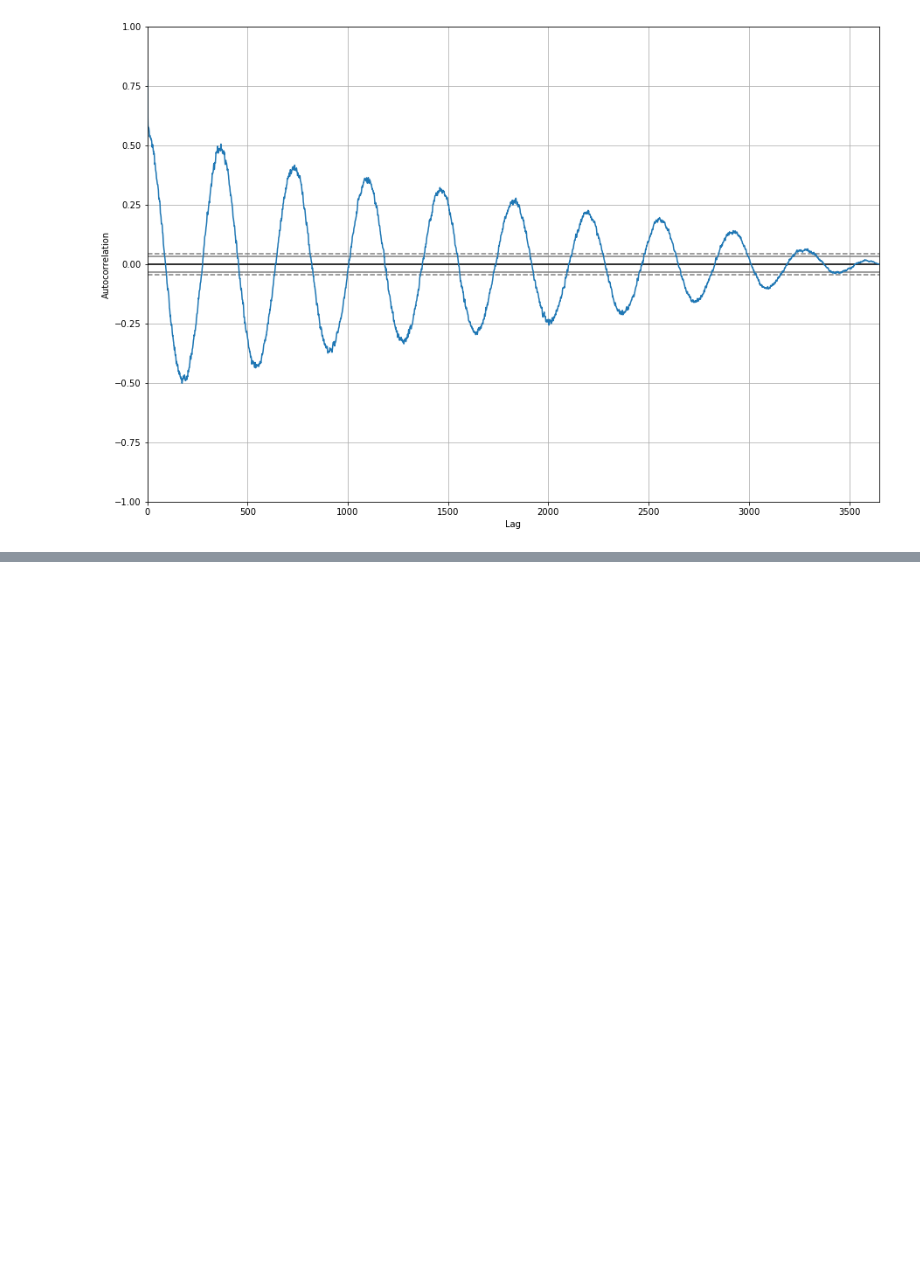
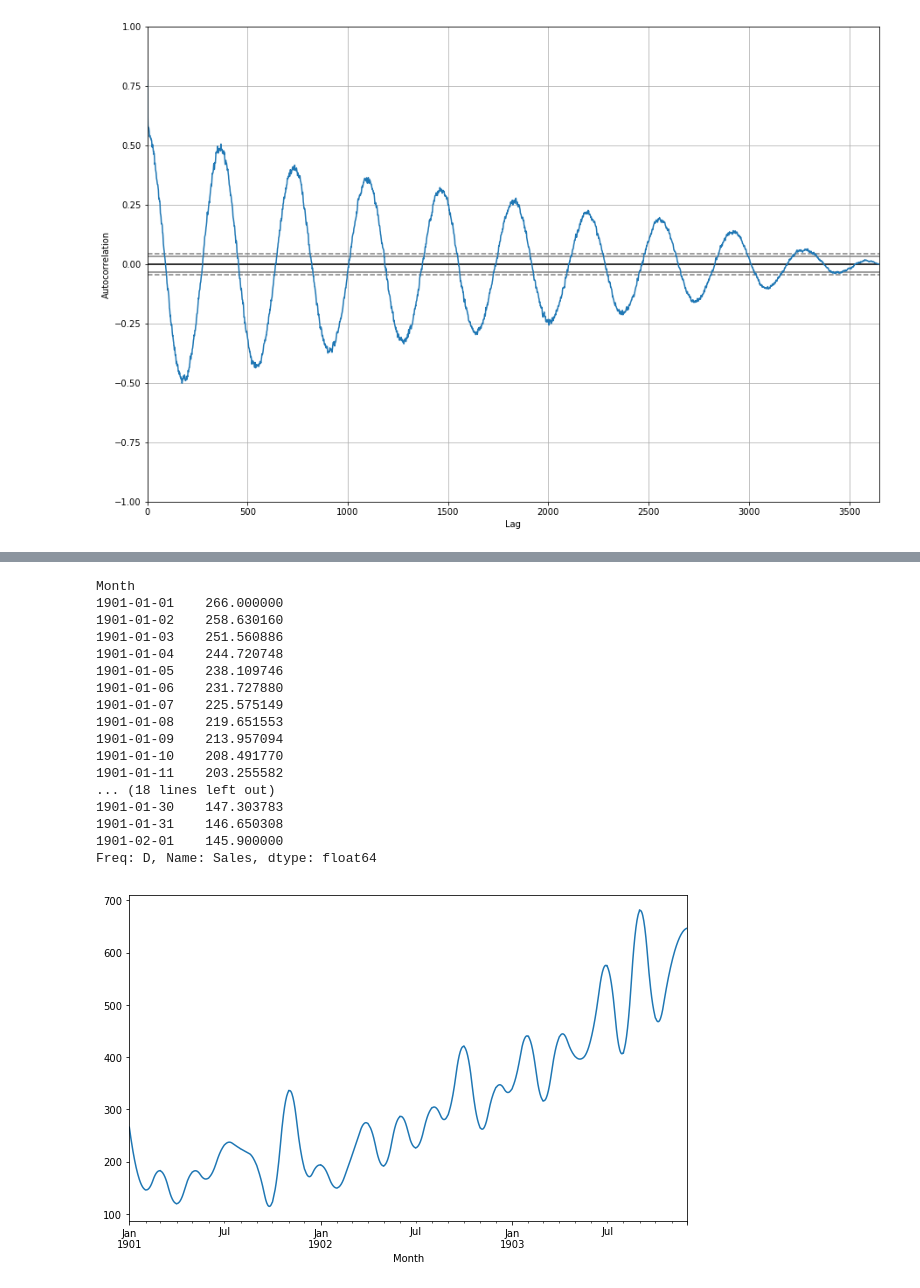
Before and after one commit to chirathdevinda/Time-Series-Forecasting, a Jupyter notebook: Lessons.ipynb, the cells around one changed output, grey strips where cells are left out. Cells and saved outputs as stored; diff of their text form; code cells hidden in the pictures; blank space fills up the shorter version.

```diff
--- a/Lessons.ipynb
+++ b/Lessons.ipynb
@@ -344,0 +374,33 @@ plt.show()
+# %%
+# Upsampled to daily intervals with spline interpolation
+import pandas as pd
+import matplotlib.pyplot as plt
+
+def parser(x):
+    return pd.datetime.strptime('190'+x, '%Y-%m')
+
+series = pd.read_csv("DataSets\shampoo-sales.csv", header=0, parse_dates=[0], index_col=0, squeeze=True, date_parser=parser)
+upsampled = series.resample("D").mean()
+interpolated = upsampled.interpolate("spline", order=2)
+print(interpolated.head(32))
+interpolated.plot(figsize=(10,6))
+plt.show()
+# %% [output]
+Month
+1901-01-01    266.000000
+1901-01-02    258.630160
+1901-01-03    251.560886
+1901-01-04    244.720748
+1901-01-05    238.109746
+1901-01-06    231.727880
+1901-01-07    225.575149
+1901-01-08    219.651553
+1901-01-09    213.957094
+1901-01-10    208.491770
+1901-01-11    203.255582
+... (18 lines left out)
+1901-01-30    147.303783
+1901-01-31    146.650308
+1901-02-01    145.900000
+Freq: D, Name: Sales, dtype: float64
+[figure, added]
```
Also changed, not shown: parts of 3 cells of this notebook.
